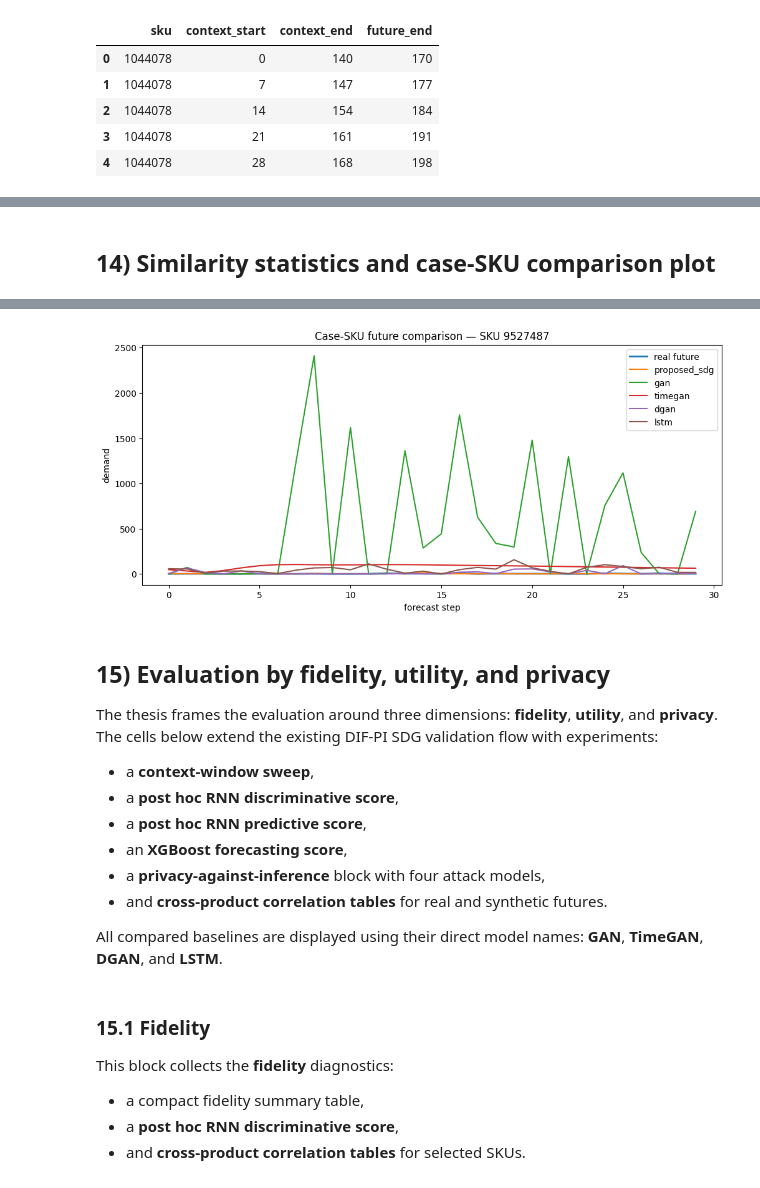
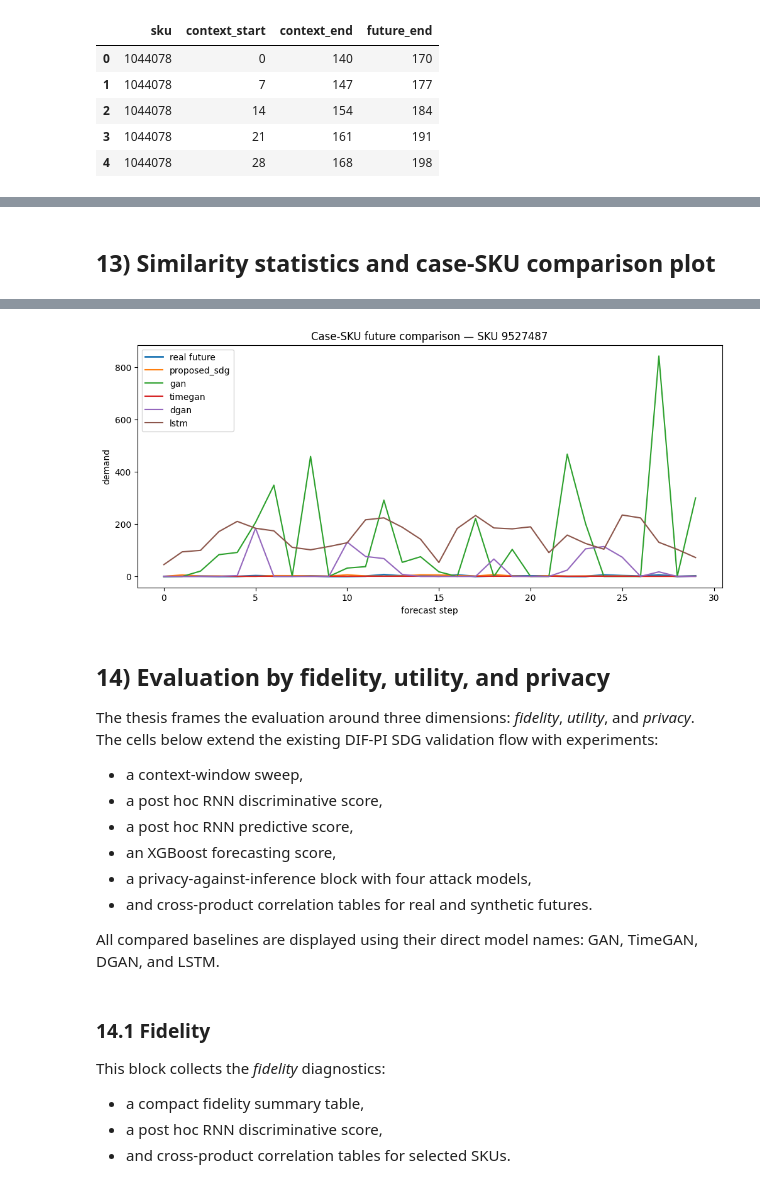
Before and after one commit to alexgrigoras/dif-pi, a Jupyter notebook: sdg-validation.ipynb, the cells around one changed output, grey strips where cells are left out. Drawn from its saved outputs; the diff is of its cells as text; code cells hidden in the pictures.

Commit message:
Optimized SDG model and experiments

```diff
--- a/sdg-validation.ipynb
+++ b/sdg-validation.ipynb
@@ -975,7 +994,7 @@ Correlation in synthetic futures for timegan:
 30 rows × 30 columns
 ... (8 outputs left out)
 # %% [markdown]
-## 14) Similarity statistics and case-SKU comparison plot
+## 13) Similarity statistics and case-SKU comparison plot
 # %%
 if RUN_BENCHMARK_COMPARISON and benchmark_results:
     real_reference = None
@@ -1008,10 +1027,10 @@ if RUN_BENCHMARK_COMPARISON and benchmark_results:
         similarity_df.to_csv(OUT_DIR / "sdg_compare_similarity.csv", index=False)
 
         if MODEL_READY:
-            case_context_values = case_train[DEMAND_COL].astype(float).values[-CONTEXT_LENGTH:]
-            case_real_future = case_test[DEMAND_COL].astype(float).values[:PREDICTION_LENGTH]
-            case_context_dates = case_train[TIME_COL].iloc[-CONTEXT_LENGTH:].tolist()
-            case_future_dates = case_test[TIME_COL].iloc[:PREDICTION_LENGTH].tolist()
+            case_context_values = np.asarray(case_payload["context_values"], dtype=float)
+            case_real_future = np.asarray(case_payload.get("real_future", case_payload["future_values"]), dtype=float)
+            case_context_dates = case_payload["context_dates"]
+            case_future_dates = case_payload["future_dates"]
 
             case_predictions = {
                 "proposed_sdg": np.asarray(best_future, dtype=float) if 'best_future' in globals() else None
@@ -1044,15 +1063,15 @@ if RUN_BENCHMARK_COMPARISON and benchmark_results:
-[figure, old version]
+[figure, new version]
 # %% [markdown]
-## 15) Evaluation by fidelity, utility, and privacy
+## 14) Evaluation by fidelity, utility, and privacy
 
-The thesis frames the evaluation around three dimensions: **fidelity**, **utility**, and **privacy**.
+The thesis frames the evaluation around three dimensions: *fidelity*, *utility*, and *privacy*.
 The cells below extend the existing DIF-PI SDG validation flow with experiments:
-- a **context-window sweep**,
-- a **post hoc RNN discriminative score**,
-- a **post hoc RNN predictive score**,
-- an **XGBoost forecasting score**,
-- a **privacy-against-inference** block with four attack models,
-- and **cross-product correlation tables** for real and synthetic futures.
+- a context-window sweep,
+- a post hoc RNN discriminative score,
+- a post hoc RNN predictive score,
+- an XGBoost forecasting score,
+- a privacy-against-inference block with four attack models,
+- and cross-product correlation tables for real and synthetic futures.
 
-All compared baselines are displayed using their direct model names: **GAN**, **TimeGAN**, **DGAN**, and **LSTM**.
+All compared baselines are displayed using their direct model names: GAN, TimeGAN, DGAN, and LSTM.
 # %%
@@ -1405,12 +1440,12 @@ def build_fidelity_summary(benchmark_results):
         })
     return pd.DataFrame(rows)
 # %% [markdown]
-### 15.1 Fidelity
+### 14.1 Fidelity
 
-This block collects the **fidelity** diagnostics:
+This block collects the *fidelity* diagnostics:
 - a compact fidelity summary table,
-- a **post hoc RNN discriminative score**,
-- and **cross-product correlation tables** for selected SKUs.
+- a post hoc RNN discriminative score,
+- and cross-product correlation tables for selected SKUs.
 # %%
 if RUN_BENCHMARK_COMPARISON and benchmark_results:
     fidelity_summary_df = build_fidelity_summary(benchmark_results)
```
Also changed, not shown: parts of 30 cells of this notebook, 6 other files.
